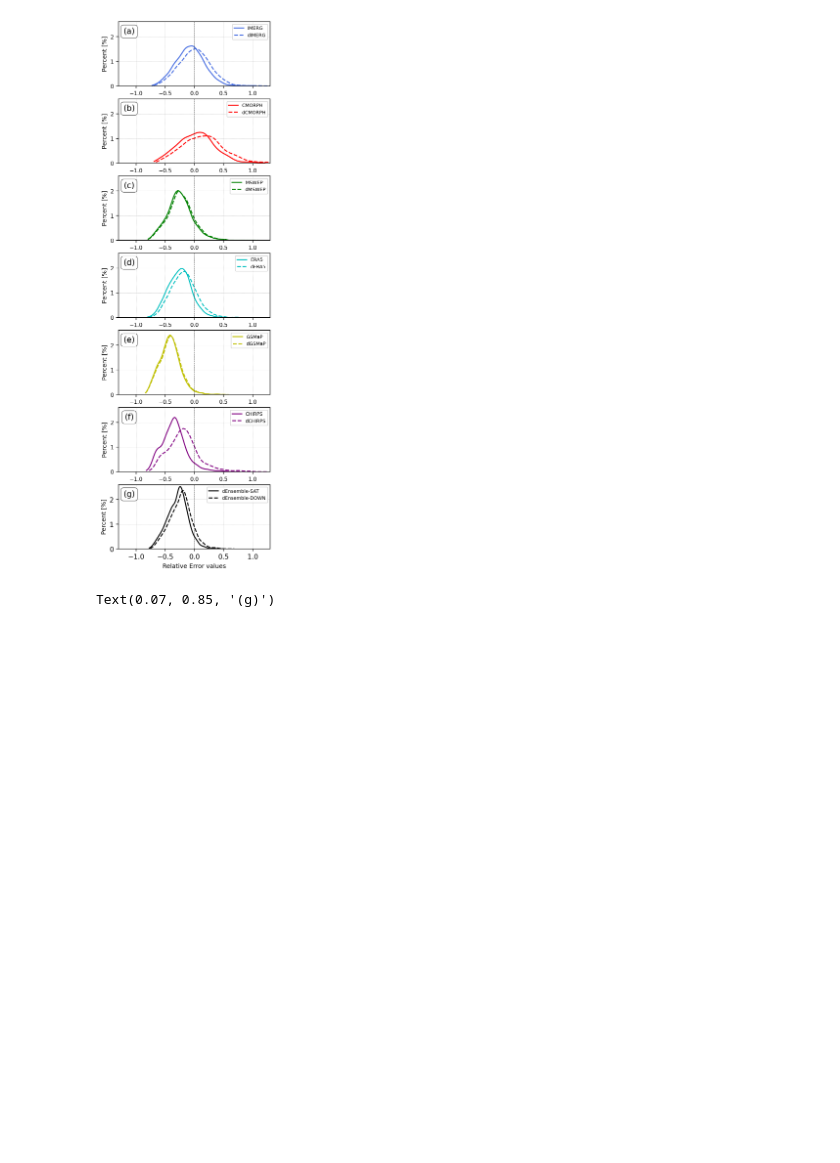
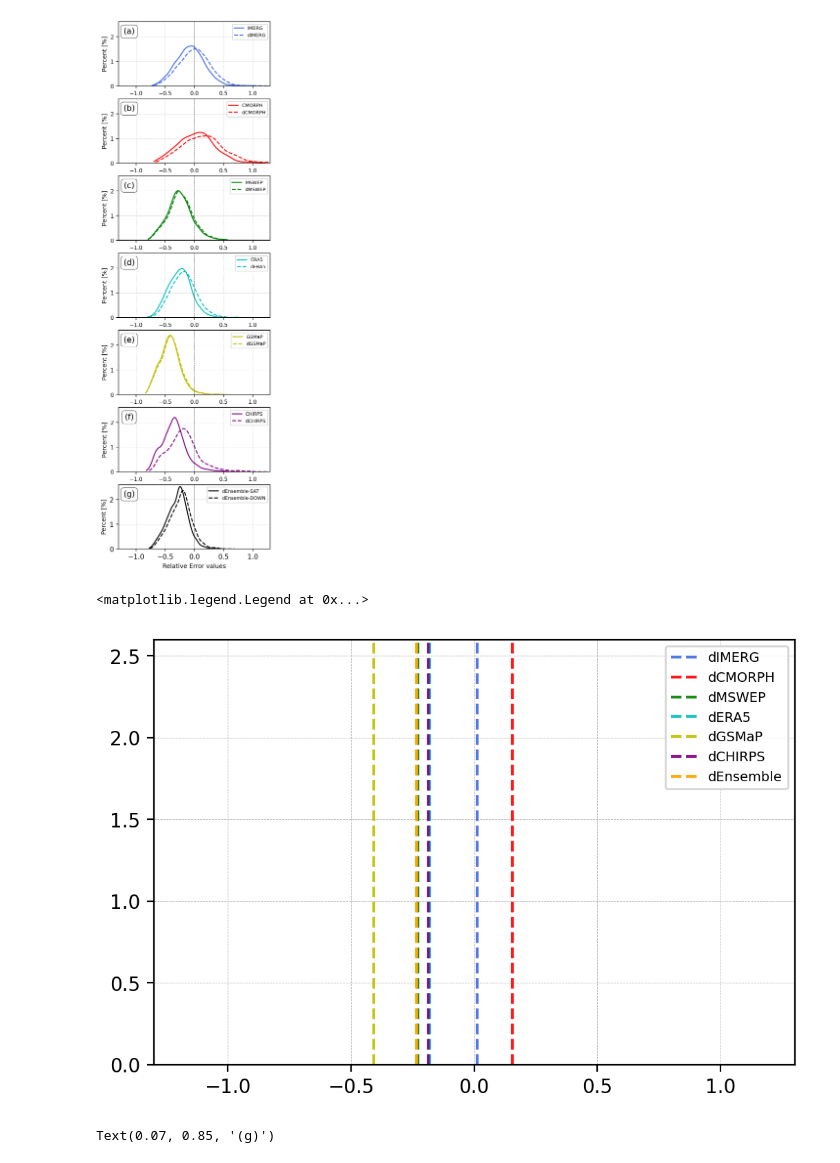
Before and after one commit to TeamExtremes/MEVD-downscaling, a Jupyter notebook: jupyter/Relative_Error/III_OBS_RSR_all.ipynb, the cells around one changed output. Drawn from its saved outputs; the diff is of its cells as text; code cells hidden in the pictures; blank space fills up the shorter version.

```diff
--- a/jupyter/Relative_Error/III_OBS_RSR_all.ipynb
+++ b/jupyter/Relative_Error/III_OBS_RSR_all.ipynb
@@ -236,6 +236,27 @@ plt.savefig(dir_out,transparent = False,bbox_inches ='tight',pad_inches = 0.1, f
 # %% [output]
 Export as: ../../figures/RE/downscaled/Products_DOWN_RE_dist.png
 [figure]
+# %%
+fig = plt.figure(figsize=(6,4),dpi=200)
+gs = gridspec.GridSpec(1,1)
+
+# =================================================================================
+ax1 = plt.subplot(gs[0, 0])
+ax1.axvline(IMERG.RE_DOWN.mean(), color=colors[0],linestyle='--',linewidth=1.5,alpha=0.9,label=f'dIMERG')
+ax1.axvline(CMORPH.RE_DOWN.mean(), color=colors[1],linestyle='--',linewidth=1.5,alpha=0.9,label=f'dCMORPH')
+ax1.axvline(MSWEP.RE_DOWN.mean(), color=colors[2],linestyle='--',linewidth=1.5,alpha=0.9,label=f'dMSWEP')
+ax1.axvline(ERA5.RE_DOWN.mean(), color=colors[3],linestyle='--',linewidth=1.5,alpha=0.9,label=f'dERA5')
+ax1.axvline(GSMaP.RE_DOWN.mean(), color=colors[4],linestyle='--',linewidth=1.5,alpha=0.9,label=f'dGSMaP')
+ax1.axvline(CHIRPS.RE_DOWN.mean(), color=colors[5],linestyle='--',linewidth=1.5,alpha=0.9,label=f'dCHIRPS')
+ax1.axvline(ENSEMBLE.RE_DOWN.mean(), color=colors[6],linestyle='--',linewidth=1.5,alpha=0.9,label=f'dEnsemble')
+
+ax1.set_xlim(-1.3,1.3)
+ax1.set_ylim(0,2.6)
+ax1.grid(linewidth=0.3, linestyle='--')
+ax1.legend(fontsize=7, loc=0, ncol=1)
+# %% [output]
+<matplotlib.legend.Legend at 0x...>
+[figure, added]
 # %%
 fig = plt.figure(figsize=(13,9),dpi=200)
 gs = gridspec.GridSpec(4,3)
```
Also changed, not shown: parts of 12 cells of this notebook, 13 other files.
